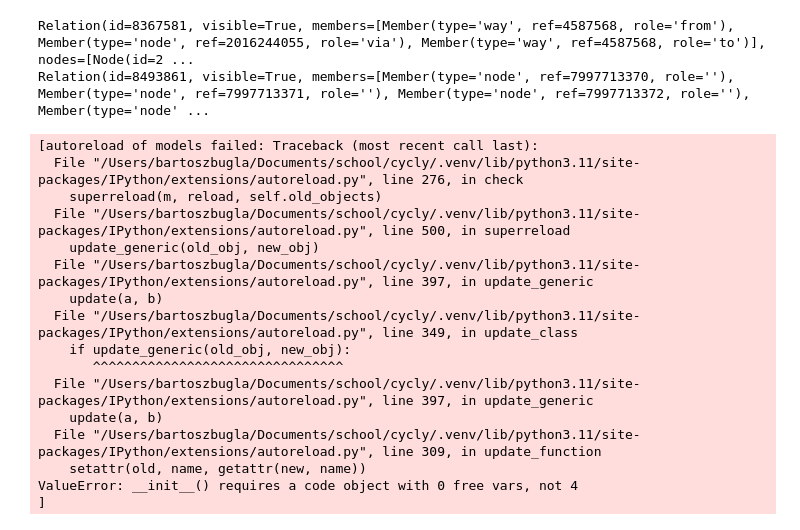
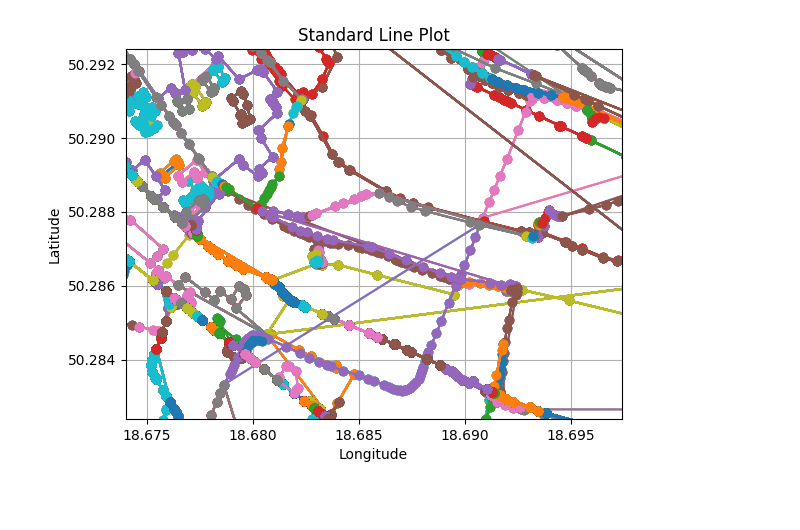
Before and after one commit to bartekpacia/cyc.ly, a Jupyter notebook: wykres.ipynb, the cells around one changed output. Cells and saved outputs as stored; diff of their text form; code cells hidden in the pictures; blank space fills up the shorter version.

Commit message:
Drawer all relations

```diff
--- a/wykres.ipynb
+++ b/wykres.ipynb
@@ -38,24 +45,26 @@ plt.show()
 # %%
 samples = parser.relations[0:100]
-# %%
-print(parser.get_relation(8367581))
-print(parser.get_relation(8493861).tags)
-# %% [output]
-Relation(id=8367581, visible=True, members=[Member(type='way', ref=4587568, role='from'), Member(type='node', ref=2016244055, role='via'), Member(type='way', ref=4587568, role='to')], nodes=[Node(id=2 ...
-Relation(id=8493861, visible=True, members=[Member(type='node', ref=7997713370, role=''), Member(type='node', ref=7997713371, role=''), Member(type='node', ref=7997713372, role=''), Member(type='node' ...
-[autoreload of models failed: Traceback (most recent call last):
-  File "/Users/bartoszbugla/Documents/school/cycly/.venv/lib/python3.11/site-packages/IPython/extensions/autoreload.py", line 276, in check
-    superreload(m, reload, self.old_objects)
-  File "/Users/bartoszbugla/Documents/school/cycly/.venv/lib/python3.11/site-packages/IPython/extensions/autoreload.py", line 500, in superreload
-    update_generic(old_obj, new_obj)
-  File "/Users/bartoszbugla/Documents/school/cycly/.venv/lib/python3.11/site-packages/IPython/extensions/autoreload.py", line 397, in update_generic
-    update(a, b)
-  File "/Users/bartoszbugla/Documents/school/cycly/.venv/lib/python3.11/site-packages/IPython/extensions/autoreload.py", line 349, in update_class
-    if update_generic(old_obj, new_obj):
-       ^^^^^^^^^^^^^^^^^^^^^^^^^^^^^^^^
-  File "/Users/bartoszbugla/Documents/school/cycly/.venv/lib/python3.11/site-packages/IPython/extensions/autoreload.py", line 397, in update_generic
-    update(a, b)
-  File "/Users/bartoszbugla/Documents/school/cycly/.venv/lib/python3.11/site-packages/IPython/extensions/autoreload.py", line 309, in update_function
-    setattr(old, name, getattr(new, name))
-ValueError: __init__() requires a code object with 0 free vars, not 4
-]
+# %%
+from models import Way
+
+
+
+for rel in parser.relations:
+    rel = parser.get_relation(rel.id)
+    if rel:
+        for way in rel.ways:
+            lat = [x.lat for x in way.nodes]
+            lon = [x.lon for x in way.nodes]
+            plt.plot(lon, lat, marker='o', linestyle='-', )
+
+plt.xlabel("Longitude")
+
+plt.ylabel("Latitude")
+plt.title("Standard Line Plot")
+
+plt.ylim(bounds.min_lat, bounds.max_lat)
+plt.xlim(bounds.min_lon, bounds.max_lon)
+plt.grid()
+plt.show()
+# %% [output]
+[figure, added]
```
Also changed, not shown: parts of 3 cells of this notebook, 4 other files.
